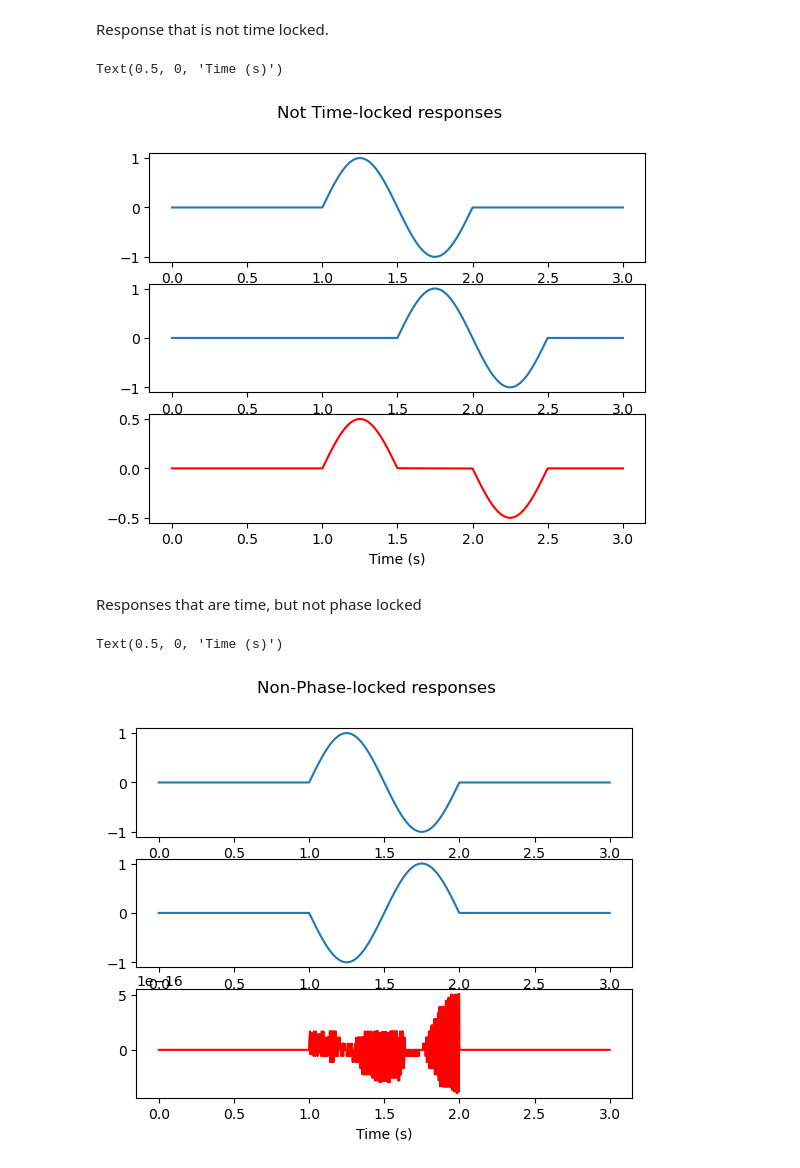
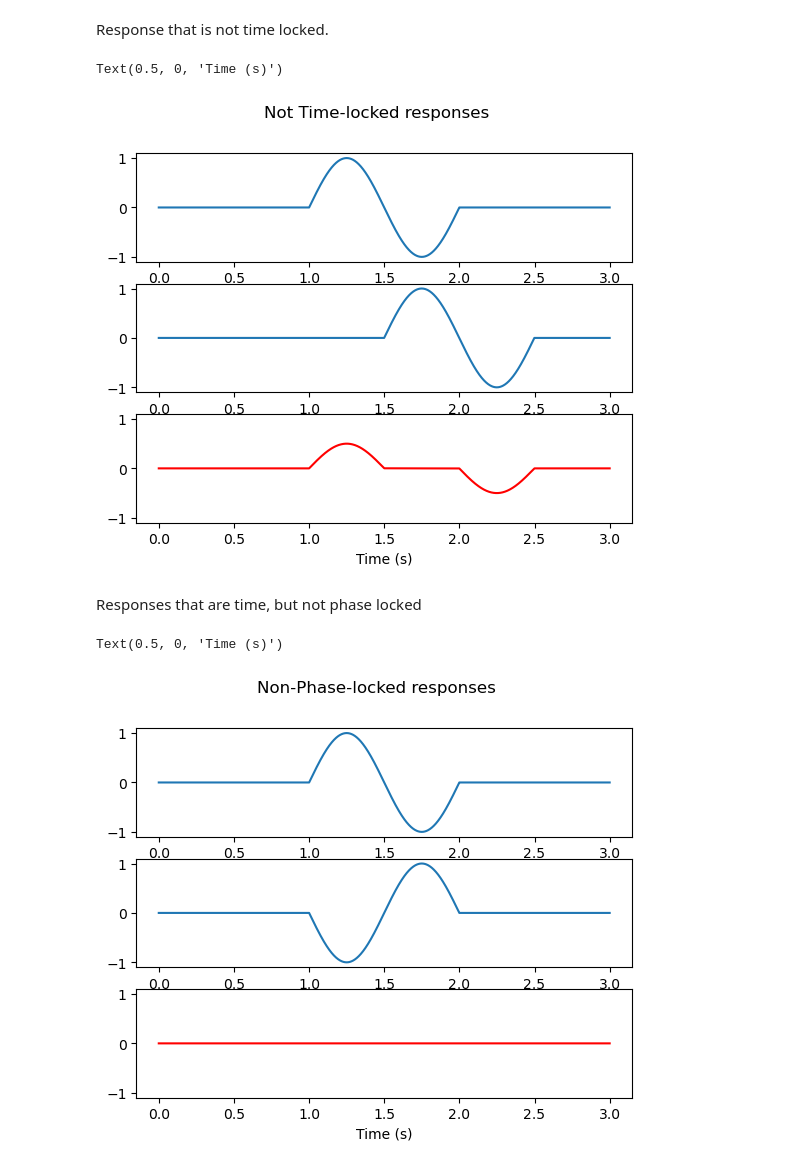
Before and after one commit to nathanweisz/methcogneurocode, a Jupyter notebook: Lecture2.ipynb, the cells around one changed output. Drawn from its saved outputs; the diff is of its cells as text; code cells hidden in the pictures.

```diff
--- a/Lecture2.ipynb
+++ b/Lecture2.ipynb
@@ -58,22 +62,24 @@ fig.suptitle('Not Time-locked responses')
 axs[0].plot(time, trial1)
 axs[1].plot(time, trial2)
 axs[2].plot(time, (trial1 + trial2)/2, 'red')
+plt.ylim(-1.1,1.1)
 plt.xlabel('Time (s)')
 # %% [output]
 Text(0.5, 0, 'Time (s)')
-[figure, old version]
+[figure, new version]
 # %% [markdown]
 Responses that are time, but not phase locked
 # %%
 time, trial1 = make_trial()
 time, trial2 = make_trial(phase = np.pi)
 
 fig, axs = plt.subplots(3)
 fig.suptitle('Non-Phase-locked responses')
 axs[0].plot(time, trial1)
 axs[1].plot(time, trial2)
 axs[2].plot(time, (trial1 + trial2)/2, 'red')
+plt.ylim(-1.1,1.1)
 plt.xlabel('Time (s)')
 # %% [output]
 Text(0.5, 0, 'Time (s)')
-[figure, old version]
+[figure, new version]
```
Also changed, not shown: parts of 29 cells of this notebook.
